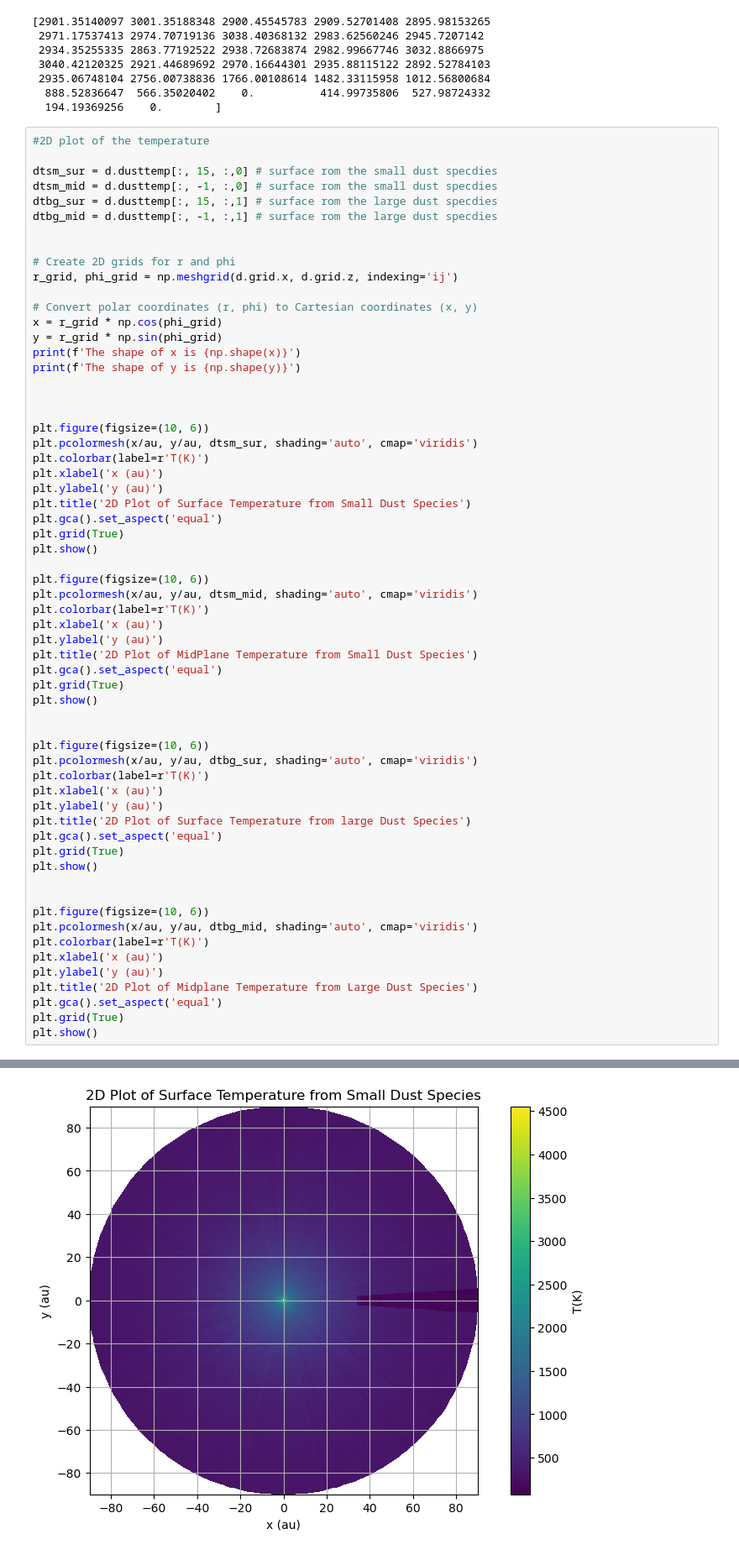
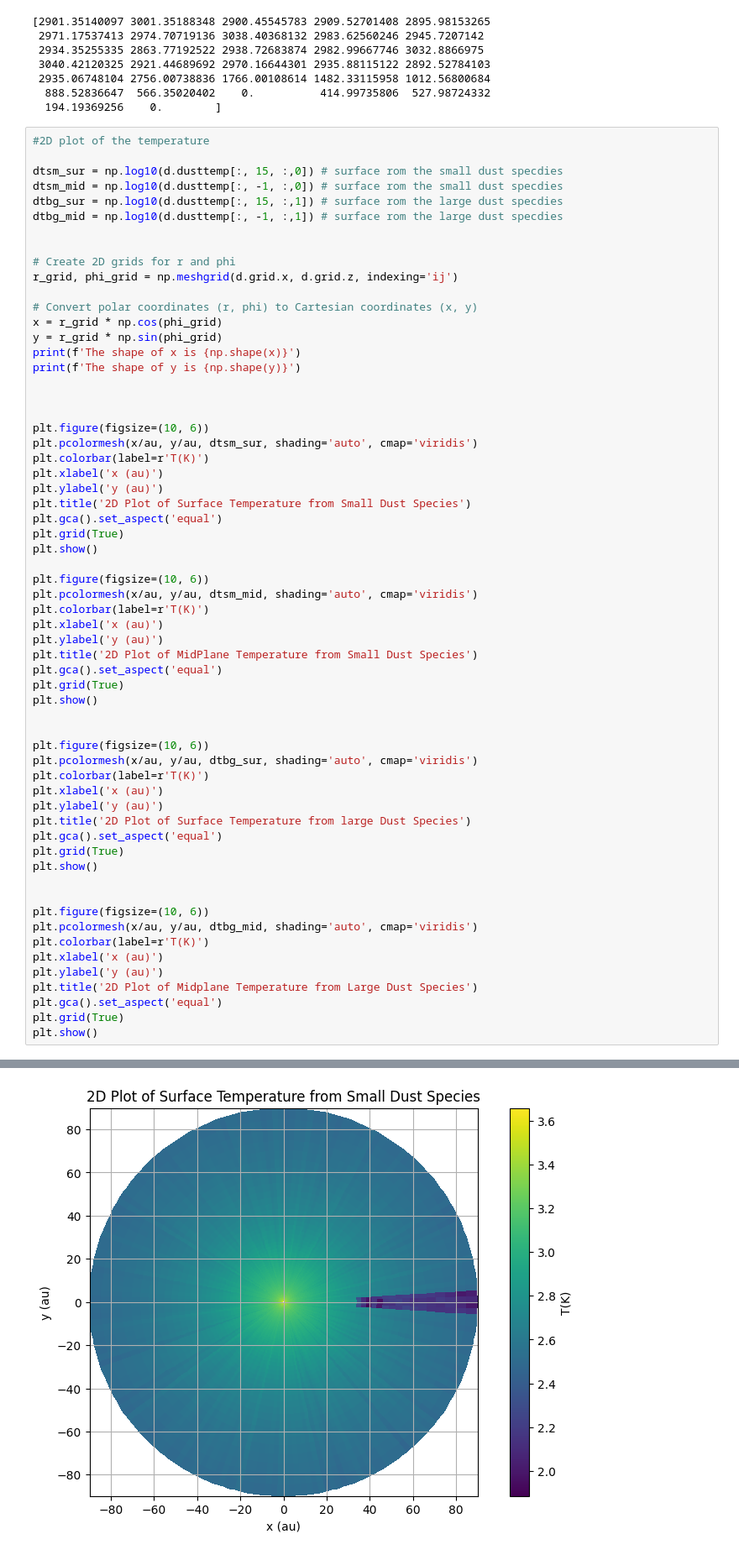
Before and after one commit to VWelke/Circumplanetary_Disk, a Jupyter notebook: CPD_simple_1_test__no_planet/testTemp.ipynb, the cells around one changed output, grey strips where cells are left out. Shown at 84% size. Saved outputs shown, nothing was run; the diff lists cells and outputs as text.

```diff
--- a/CPD_simple_1_test__no_planet/testTemp.ipynb
+++ b/CPD_simple_1_test__no_planet/testTemp.ipynb
@@ -148,10 +150,10 @@ print(d.dusttemp[20, :, 0,0])
 # %%
 #2D plot of the temperature
 
-dtsm_sur = d.dusttemp[:, 15, :,0] # surface rom the small dust specdies
-dtsm_mid = d.dusttemp[:, -1, :,0] # surface rom the small dust specdies
-dtbg_sur = d.dusttemp[:, 15, :,1] # surface rom the large dust specdies
-dtbg_mid = d.dusttemp[:, -1, :,1] # surface rom the large dust specdies
+dtsm_sur = np.log10(d.dusttemp[:, 15, :,0]) # surface rom the small dust specdies
+dtsm_mid = np.log10(d.dusttemp[:, -1, :,0]) # surface rom the small dust specdies
+dtbg_sur = np.log10(d.dusttemp[:, 15, :,1]) # surface rom the large dust specdies
+dtbg_mid = np.log10(d.dusttemp[:, -1, :,1]) # surface rom the large dust specdies
 
 
 # Create 2D grids for r and phi
@@ -182,31 +184,31 @@ plt.xlabel('x (au)')
 plt.ylabel('y (au)')
 plt.title('2D Plot of MidPlane Temperature from Small Dust Species')
 plt.gca().set_aspect('equal')
 plt.grid(True)
 plt.show()
 
 
 plt.figure(figsize=(10, 6))
 plt.pcolormesh(x/au, y/au, dtbg_sur, shading='auto', cmap='viridis')
 plt.colorbar(label=r'T(K)')
 plt.xlabel('x (au)')
 plt.ylabel('y (au)')
 plt.title('2D Plot of Surface Temperature from large Dust Species')
 plt.gca().set_aspect('equal')
 plt.grid(True)
 plt.show()
 
 
 plt.figure(figsize=(10, 6))
 plt.pcolormesh(x/au, y/au, dtbg_mid, shading='auto', cmap='viridis')
 plt.colorbar(label=r'T(K)')
 plt.xlabel('x (au)')
 plt.ylabel('y (au)')
 plt.title('2D Plot of Midplane Temperature from Large Dust Species')
 plt.gca().set_aspect('equal')
 plt.grid(True)
 plt.show()
 # %% [output]
 The shape of x is (100, 200)
 The shape of y is (100, 200)
-[figure, old version]
+[figure, new version]
```
Also changed, not shown: parts of 5 cells of this notebook, 21 other files.
